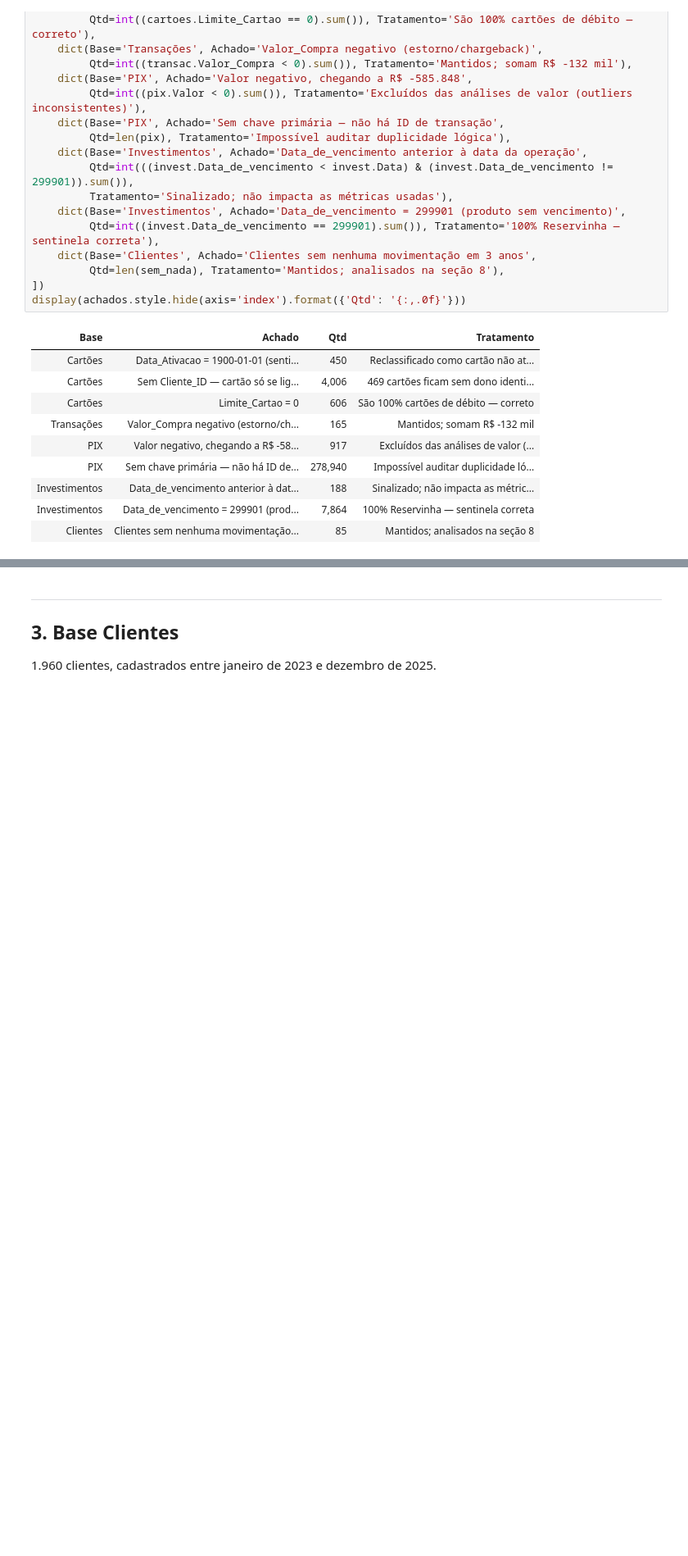
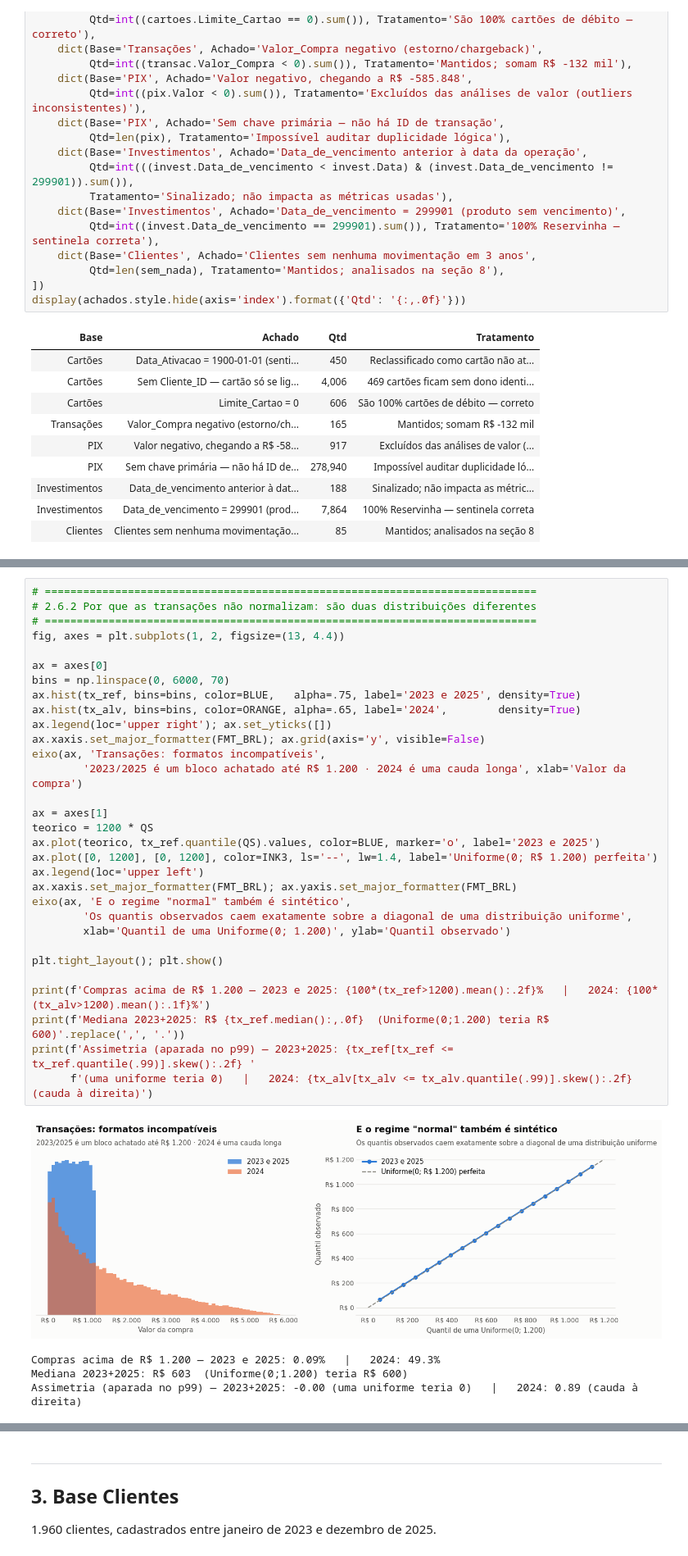
Before and after one commit to Kadayann/Master-Card-Challenge, a Jupyter notebook: Analise_Bases_Priceless_Bank.ipynb, the cells around one changed output, grey strips where cells are left out. Shown at 82% size. Saved outputs shown, nothing was run; the diff lists cells and outputs as text; blank space fills up the shorter version.

```diff
--- a/Analise_Bases_Priceless_Bank.ipynb
+++ b/Analise_Bases_Priceless_Bank.ipynb
@@ -480,0 +560,36 @@ display(achados.style.hide(axis='index').format({'Qtd': '{:,.0f}'}))
+# %%
+# =============================================================================
+# 2.6.2 Por que as transações não normalizam: são duas distribuições diferentes
+# =============================================================================
+fig, axes = plt.subplots(1, 2, figsize=(13, 4.4))
+
+ax = axes[0]
+bins = np.linspace(0, 6000, 70)
+ax.hist(tx_ref, bins=bins, color=BLUE,   alpha=.75, label='2023 e 2025', density=True)
+ax.hist(tx_alv, bins=bins, color=ORANGE, alpha=.65, label='2024',        density=True)
+ax.legend(loc='upper right'); ax.set_yticks([])
+ax.xaxis.set_major_formatter(FMT_BRL); ax.grid(axis='y', visible=False)
+eixo(ax, 'Transações: formatos incompatíveis',
+        '2023/2025 é um bloco achatado até R$ 1.200 · 2024 é uma cauda longa', xlab='Valor da compra')
+
+ax = axes[1]
+teorico = 1200 * QS
+ax.plot(teorico, tx_ref.quantile(QS).values, color=BLUE, marker='o', label='2023 e 2025')
+ax.plot([0, 1200], [0, 1200], color=INK3, ls='--', lw=1.4, label='Uniforme(0; R$ 1.200) perfeita')
+ax.legend(loc='upper left')
+ax.xaxis.set_major_formatter(FMT_BRL); ax.yaxis.set_major_formatter(FMT_BRL)
+eixo(ax, 'E o regime "normal" também é sintético',
+        'Os quantis observados caem exatamente sobre a diagonal de uma distribuição uniforme',
+        xlab='Quantil de uma Uniforme(0; 1.200)', ylab='Quantil observado')
+
+plt.tight_layout(); plt.show()
+
+print(f'Compras acima de R$ 1.200 — 2023 e 2025: {100*(tx_ref>1200).mean():.2f}%   |   2024: {100*(tx_alv>1200).mean():.1f}%')
+print(f'Mediana 2023+2025: R$ {tx_ref.median():,.0f}  (Uniforme(0;1.200) teria R$ 600)'.replace(',', '.'))
+print(f'Assimetria (aparada no p99) — 2023+2025: {tx_ref[tx_ref <= tx_ref.quantile(.99)].skew():.2f} '
+      f'(uma uniforme teria 0)   |   2024: {tx_alv[tx_alv <= tx_alv.quantile(.99)].skew():.2f} (cauda à direita)')
+# %% [output]
+[figure, added]
+Compras acima de R$ 1.200 — 2023 e 2025: 0.09%   |   2024: 49.3%
+Mediana 2023+2025: R$ 603  (Uniforme(0;1.200) teria R$ 600)
+Assimetria (aparada no p99) — 2023+2025: -0.00 (uma uniforme teria 0)   |   2024: 0.89 (cauda à direita)
```
Also changed, not shown: parts of 19 cells of this notebook, 5 other files.
